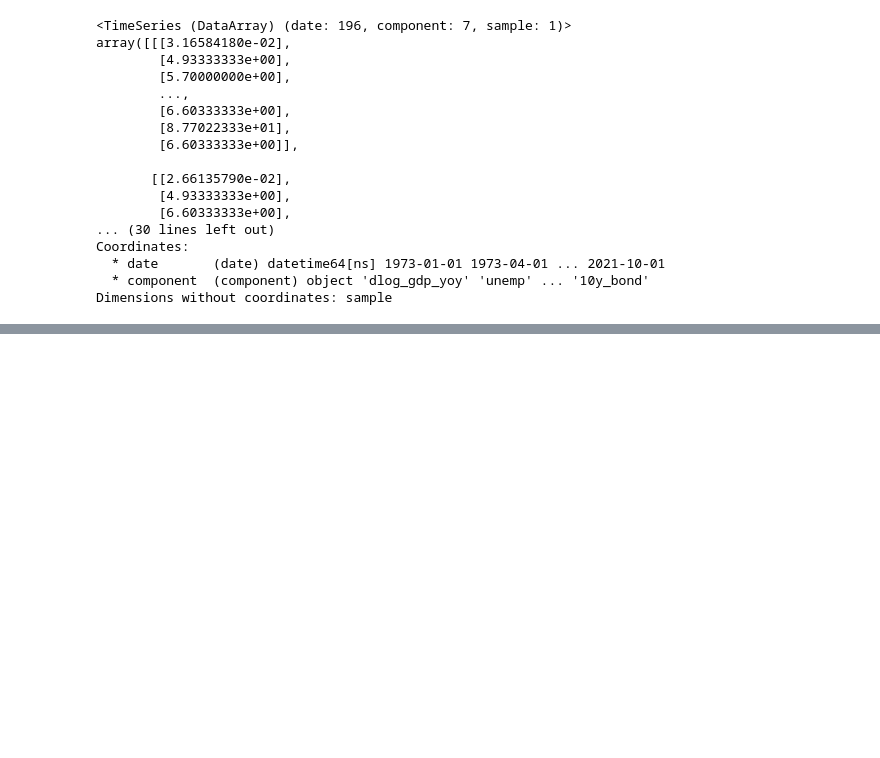
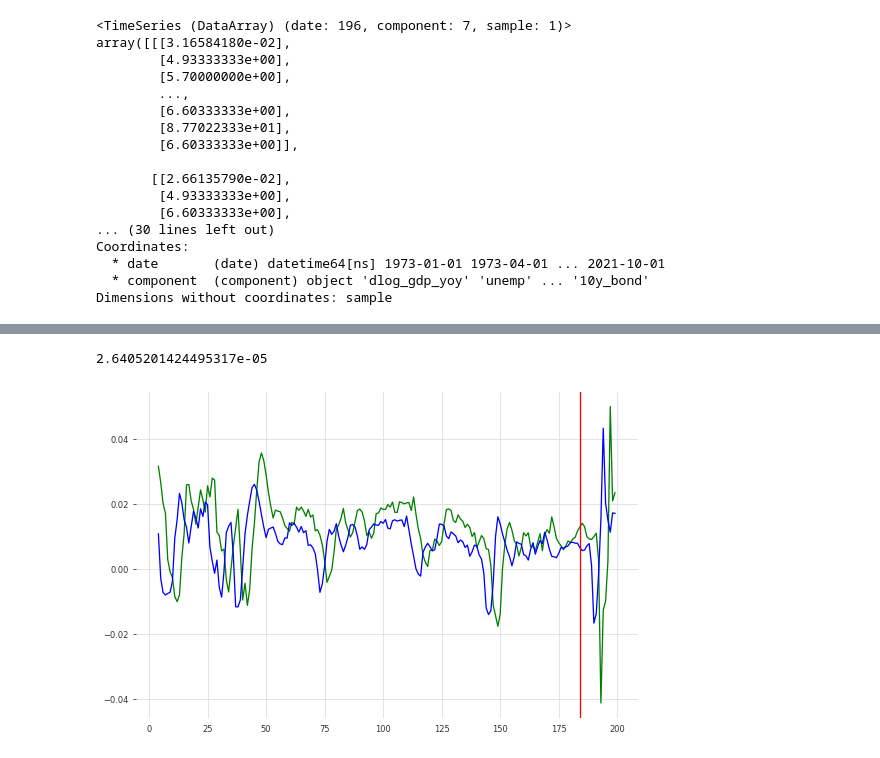
Before and after one commit to sahilnisar/.ipynb_checkpoints, a Jupyter notebook: rnn_gdp_forecasting.ipynb, the cells around one changed output, grey strips where cells are left out. Cells and saved outputs as stored; diff of their text form; code cells hidden in the pictures; blank space fills up the shorter version.

```diff
--- a/rnn_gdp_forecasting.ipynb
+++ b/rnn_gdp_forecasting.ipynb
@@ -433,0 +687,16 @@ cov_train, cov_val = covariates.split_after(pd.Timestamp(FC_START))
+# %%
+# convert into dataset matrix
+def convertToMatrix(df, step):
+ X, Y =[], []
+ for i in range(len(df)-step):
+  d=i+step
+  X.append(df[i:d,])
+  Y.append(df[d,])
+ return np.array(X), np.array(Y)
+
+trainX,trainY =convertToMatrix(train,step)
+testX,testY =convertToMatrix(test,step)
+# %%
+trainX = np.reshape(trainX, (trainX.shape[0], 1, trainX.shape[1]))
+testX = np.reshape(testX, (testX.shape[0], 1, testX.shape[1]))
+trainX.shape
@@ -433,0 +705,8 @@ cov_train, cov_val = covariates.split_after(pd.Timestamp(FC_START))
+# %%
+# SimpleRNN model
+model = Sequential()
+model.add(SimpleRNN(units=16, input_shape=(1,step), activation="relu"))
+model.add(Dense(8, activation="relu"))
+model.add(Dense(1))
+model.compile(loss='mean_squared_error', optimizer='rmsprop')
+model.summary()
@@ -433,0 +729,5 @@ cov_train, cov_val = covariates.split_after(pd.Timestamp(FC_START))
+# %%
+model.fit(trainX,trainY, epochs=100, batch_size=16, verbose=2)
+trainPredict = model.predict(trainX)
+testPredict= model.predict(testX)
+predicted=np.concatenate((trainPredict,testPredict),axis=0)
@@ -433,0 +752,14 @@ cov_train, cov_val = covariates.split_after(pd.Timestamp(FC_START))
+# %%
+trainScore = model.evaluate(trainX, trainY, verbose=0)
+print(trainScore)
+# %% [output]
+2.6405201424495317e-05
+# %%
+index = df.index.values
+plt.rcParams['figure.figsize'] = (9, 6)
+plt.plot(index,df, c="g")
+plt.plot(index,predicted,  c="b")
+plt.axvline(df.index[180], c="r")
+plt.show()
+# %% [output]
+[figure, added]
```
Also changed, not shown: parts of 40 cells of this notebook.
